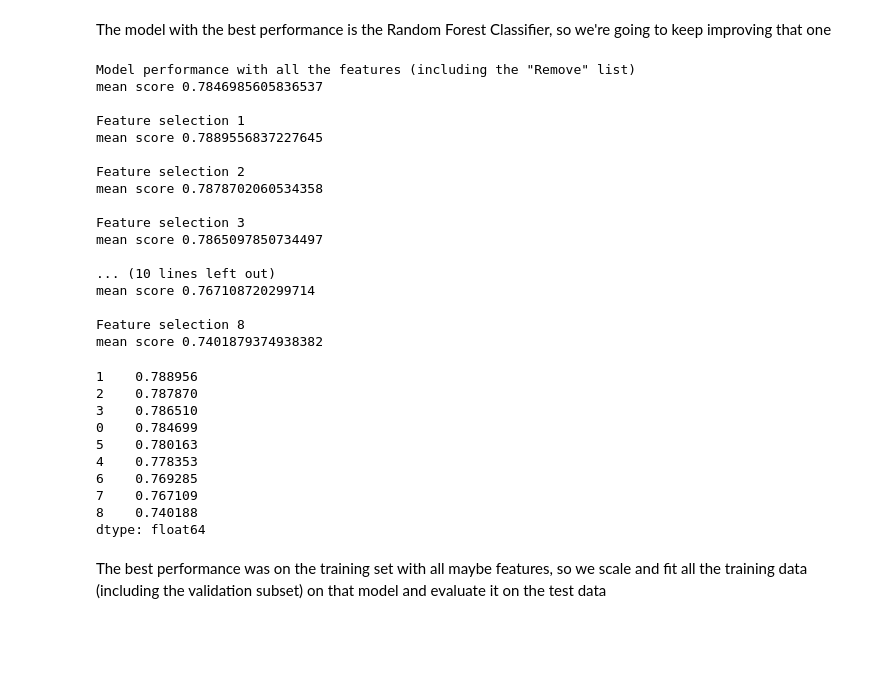
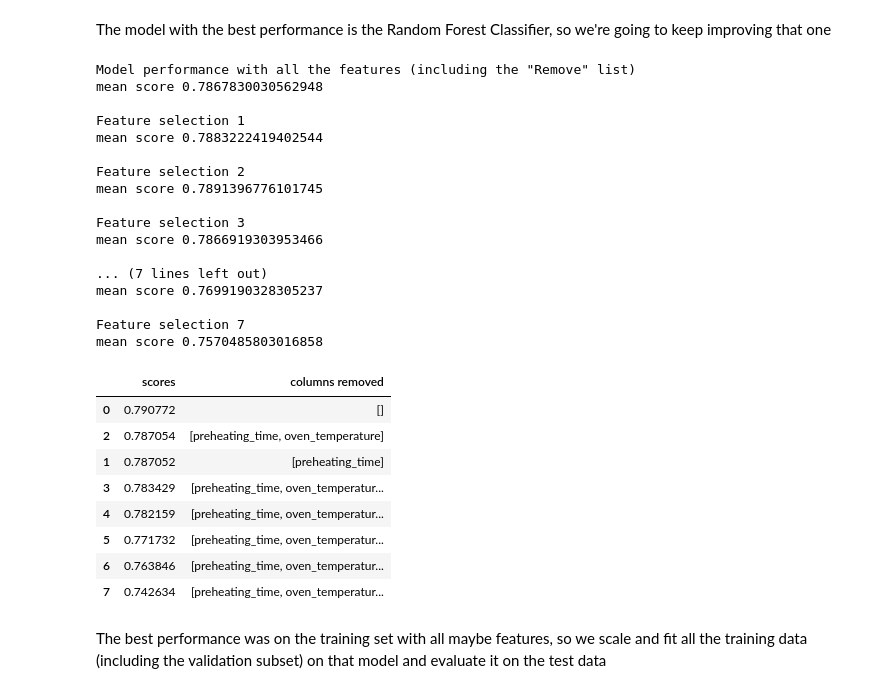
Before and after one commit to amdbsilva/machine-learning, a Jupyter notebook: ML17_NB2_PREP_FEAT_MODEL.ipynb, the cells around one changed output. Saved outputs shown, nothing was run; the diff lists cells and outputs as text; code cells hidden in the pictures; blank space fills up the shorter version.

Commit message:
Changes to best score

```diff
--- a/ML17_NB2_PREP_FEAT_MODEL.ipynb
+++ b/ML17_NB2_PREP_FEAT_MODEL.ipynb
@@ -861,46 +890,49 @@ scores = []
 print('Model performance with all the features (including the "Remove" list)')
 score = kfold(modelrfc, X_train_fs, encoded_y_train)
 print('mean score', score)
-scores.append(score)
 
 # remove the features with 'Remove' and try features to try with and without
 for var in range(len(lst_more_features_to_remove)+1):
-    print(f'\nFeature selection {var+1}')
-    score = kfold(modelrfc, X_train_fs.drop(lst_features_to_remove, axis=1).drop(lst_more_features_to_remove[:var], axis=1), encoded_y_train)
-    #print(f"Removed from the 'Maybe' list: {lst_more_features_to_remove[:var]}")
-    print('mean score', score)
-    scores.append(score)
+    cols_removed_to_try = lst_more_features_to_remove[:var]
+    score = kfold(modelrfc, X_train_fs.drop(lst_features_to_remove, axis=1).drop(cols_removed_to_try, axis=1), encoded_y_train)
+
+
+    # print(f'\nNumber of maybe features removed: {var}')
+    # print('mean score', score)
+    scores.append([score, cols_removed_to_try])
+
+scores_df = pd.DataFrame(scores, columns=['scores', 'columns removed']).sort_values(by= 'scores', ascending=False)
+print(scores_df)
 # %% [output]
 Model performance with all the features (including the "Remove" list)
-mean score 0.7846985605836537
+mean score 0.7867830030562948
 
 Feature selection 1
-mean score 0.7889556837227645
+mean score 0.7883222419402544
 
 Feature selection 2
-mean score 0.7878702060534358
+mean score 0.7891396776101745
 
 Feature selection 3
-mean score 0.7865097850734497
+mean score 0.7866919303953466
 
-... (10 lines left out)
-mean score 0.767108720299714
+... (7 lines left out)
+mean score 0.7699190328305237
 
-Feature selection 8
-mean score 0.7401879374938382
+Feature selection 7
+mean score 0.7570485803016858
 # %%
-pd.Series(scores).sort_values(ascending=False)
+scores_df
 # %% [output]
-1    0.788956
-2    0.787870
-3    0.786510
-0    0.784699
-5    0.780163
-4    0.778353
-6    0.769285
-7    0.767109
-8    0.740188
-dtype: float64
+|  | scores | columns removed |
+| 0 | 0.790772 | [] |
+| 2 | 0.787054 | [preheating_time, oven_temperature] |
+| 1 | 0.787052 | [preheating_time] |
+| 3 | 0.783429 | [preheating_time, oven_temperatur... |
+| 4 | 0.782159 | [preheating_time, oven_temperatur... |
+| 5 | 0.771732 | [preheating_time, oven_temperatur... |
+| 6 | 0.763846 | [preheating_time, oven_temperatur... |
+| 7 | 0.742634 | [preheating_time, oven_temperatur... |
 # %% [markdown]
 The best performance was on the training set with all maybe features, so we scale and fit all the training data (including the validation subset) on that model and evaluate it on the test data
 # %%
```
Also changed, not shown: parts of 30 cells of this notebook, 1 other file.
